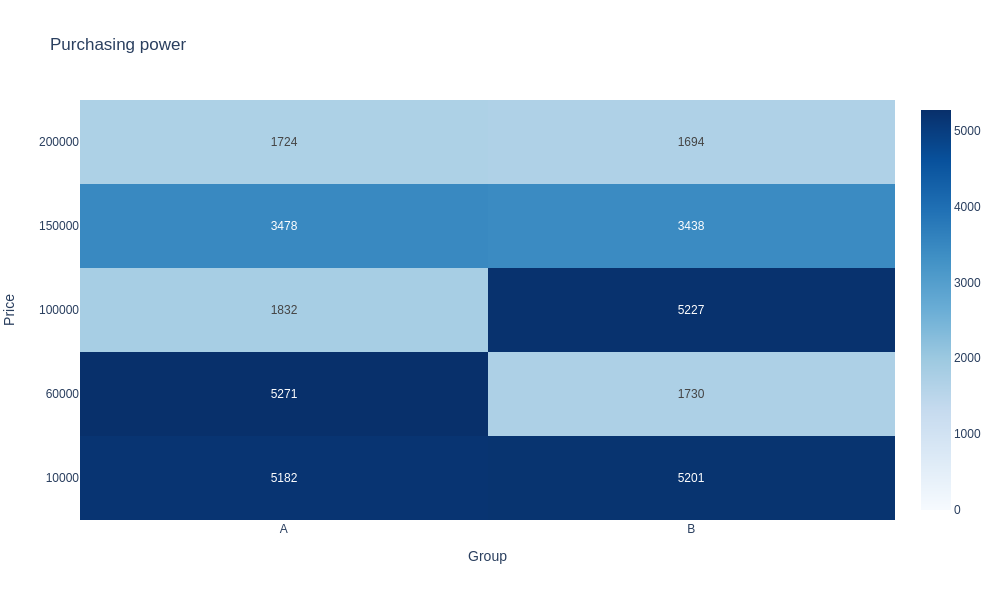
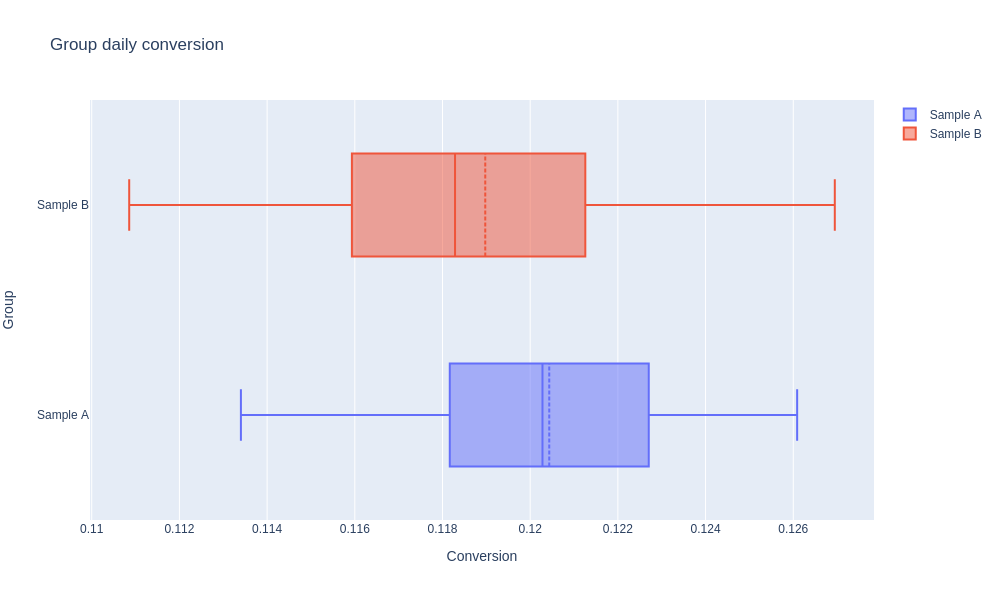
The change to this notebook cell's code, shown as a diff; its figure went from the first image to the second:
--- before
+++ after
@@ -19,4 +19,4 @@
 conversion_fig.write_html('images/conversion.html')
 conversion_fig.write_image('images/conversion.png')
-power_fig.show('png')
+conversion_fig.show('png')
 # conversion_fig.show()

Commit: Fig corrected